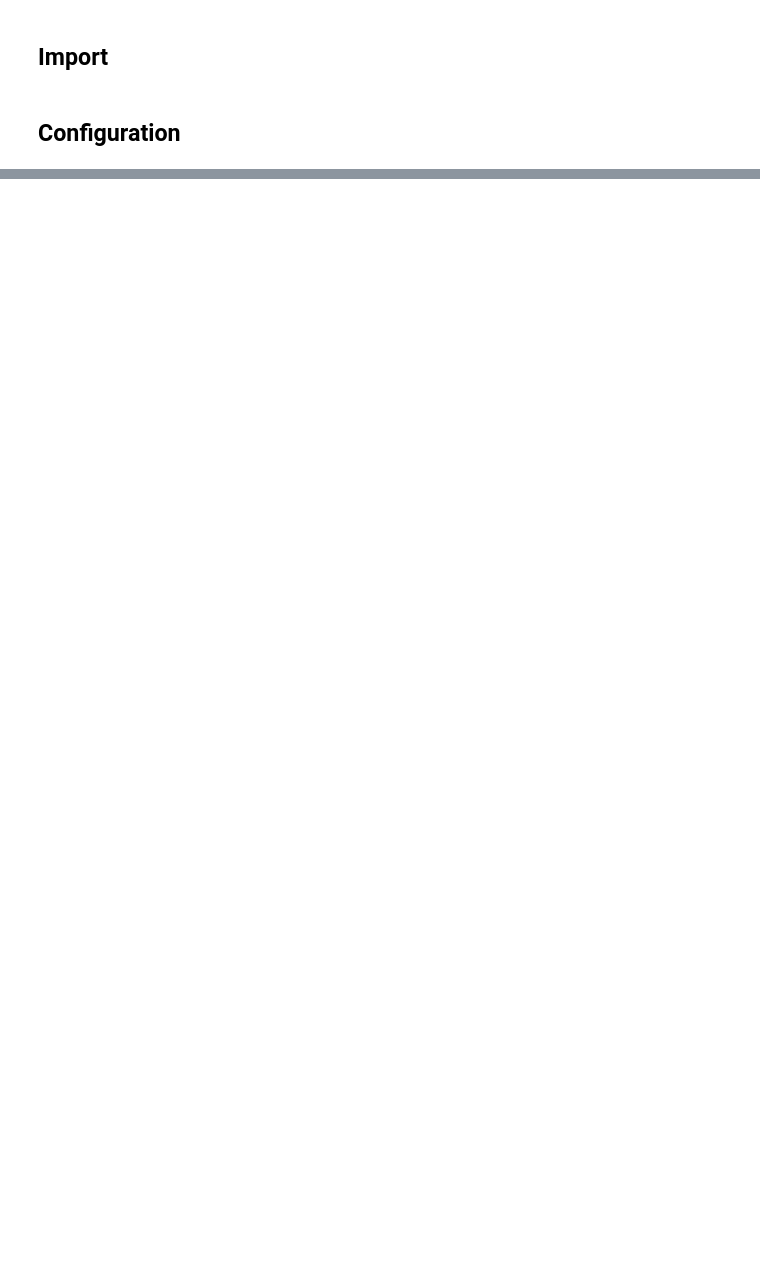
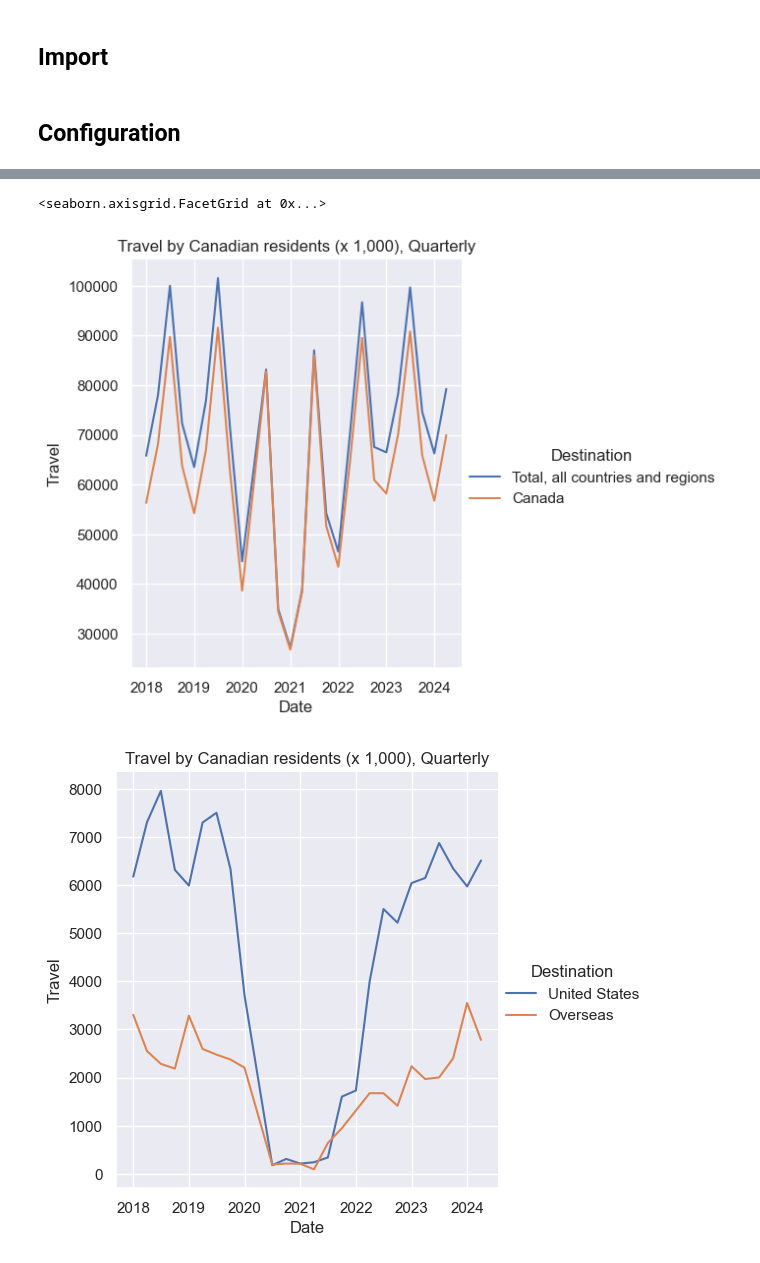
Before and after one commit to mahdi-ghafarian/data-analysis, a Jupyter notebook: tourism/main.ipynb, the cells around one changed output, grey strips where cells are left out. Drawn from its saved outputs; the diff is of its cells as text; code cells hidden in the pictures; blank space fills up the shorter version.

Commit message:
modified:   tourism/helper.py 	modified:   tourism/main.ipynb

```diff
--- a/tourism/main.ipynb
+++ b/tourism/main.ipynb
@@ -10,7 +10,8 @@ from helper import create_df_sc
 ## Configuration
 # %%
 # %matplotlib inline
-plt.style.use('fivethirtyeight')
+# plt.style.use('fivethirtyeight')
+sns.set_theme(context='notebook',style='darkgrid')
 # %% [markdown]
 ## National Travel Survey
 [National Travel Survey](https://www150.statcan.gc.ca/n1/daily-quotidien/241128/dq241128d-cansim-eng.htm)
@@ -58,0 +49,4 @@ KeyError: 'REF_DATE'
+# %%
+# Rename columns and index
+df=df.rename(columns={'GEO': 'Destination','VALUE': 'Travel'})
+df=df.rename_axis('Date')
@@ -58,0 +58,19 @@ KeyError: 'REF_DATE'
+# %%
+cond_1 = df['Trip duration'] == 'Total, all trip durations'
+cond_2 = df['Main trip purpose'] == 'Total, all trip purposes'
+
+
+cond_3 = (df['Destination'] == 'Total, all countries and regions') | \
+    (df['Destination'] == 'Canada')
+df_1 = df[cond_1 & cond_2 & cond_3]
+sns.relplot(data=df_1, x='Date', y='Travel', kind='line',hue='Destination').set(
+    title='Travel by Canadian residents (x 1,000), Quarterly')
+
+cond_3 = (df['Destination'] == "United States") | (df['Destination'] == "Overseas")
+df_1 = df[cond_1 & cond_2 & cond_3]
+sns.relplot(data=df_1, x='Date', y='Travel', kind='line',hue='Destination').set(
+    title='Travel by Canadian residents (x 1,000), Quarterly')
+# %% [output]
+<seaborn.axisgrid.FacetGrid at 0x...>
+[figure, added]
+[figure, added]
```
Also changed, not shown: parts of 10 cells of this notebook, 1 other file.
